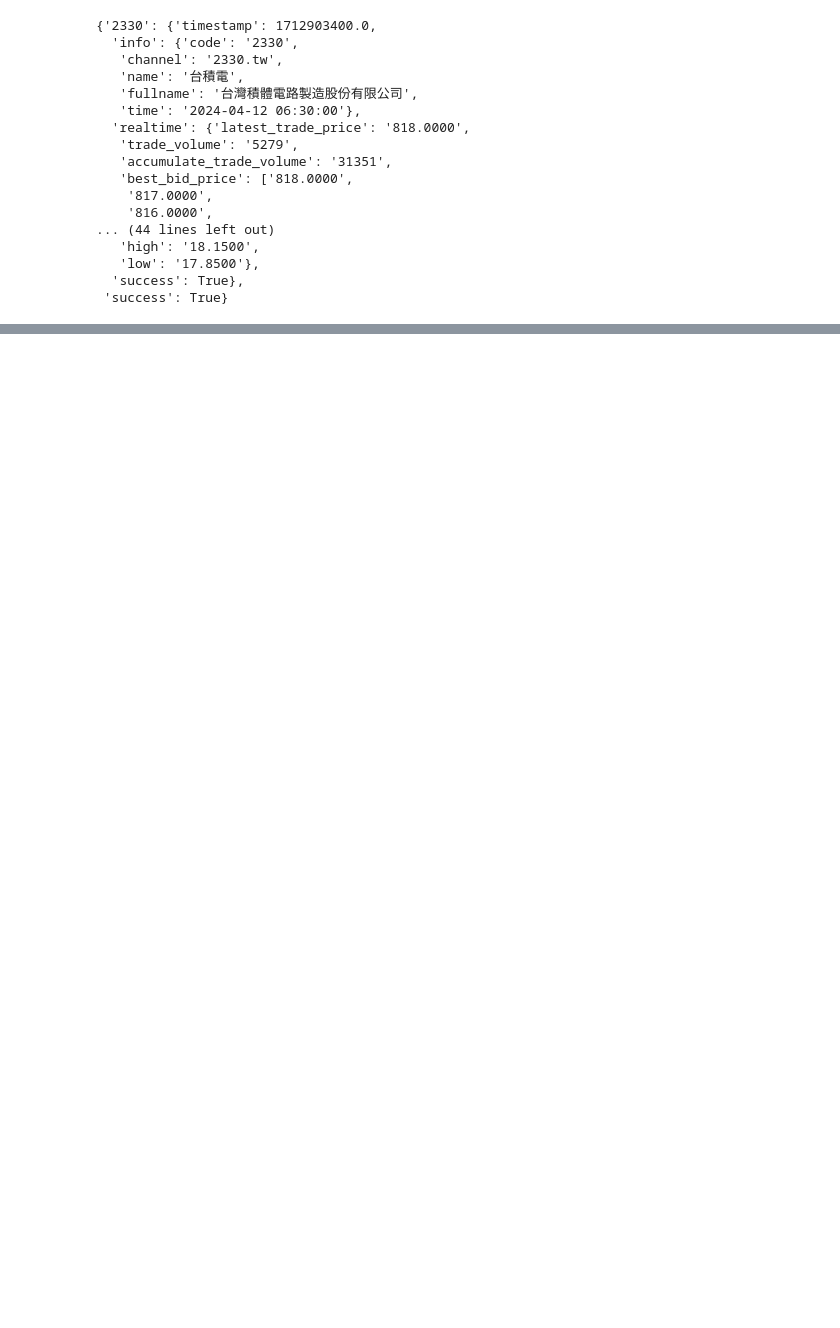
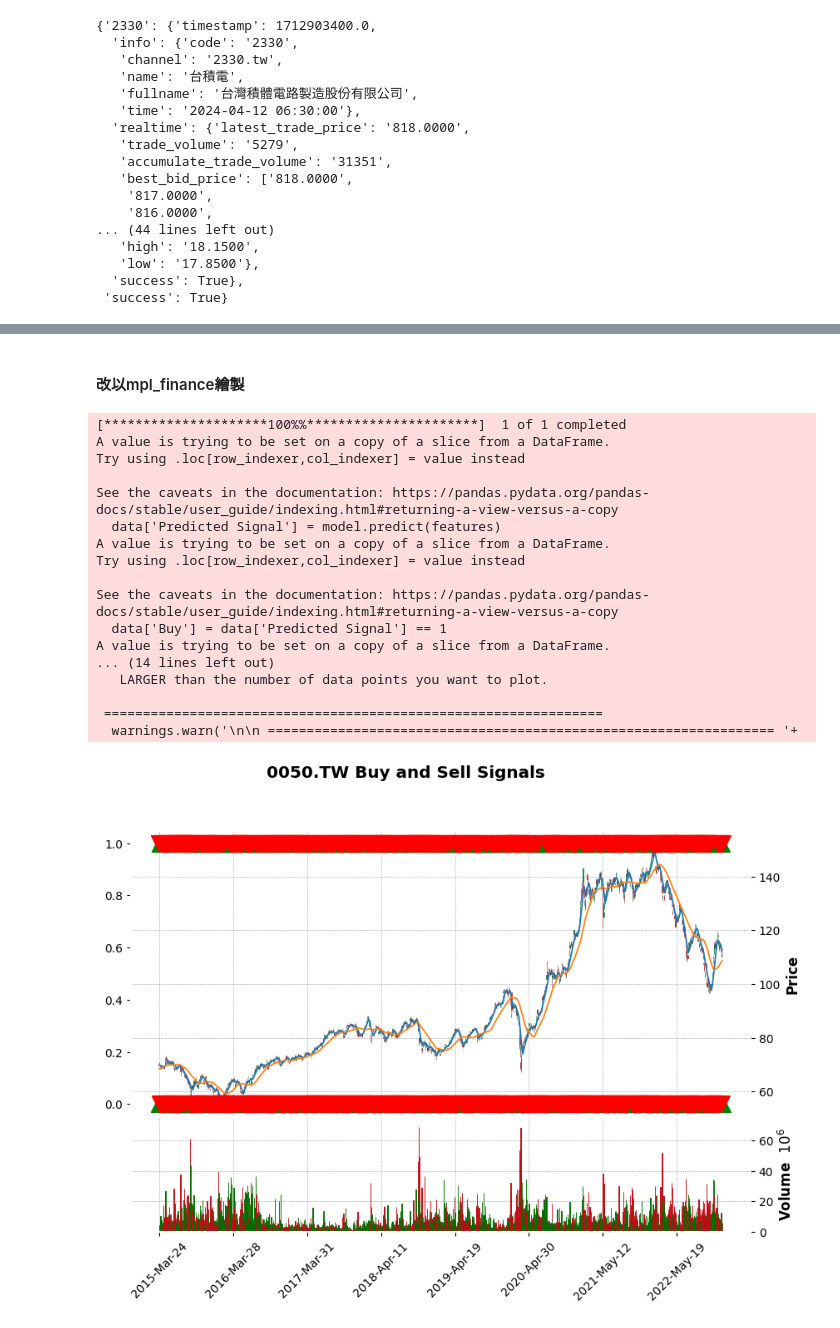
Before and after one commit to willismax/MediaSystem-Python-Course, a Jupyter notebook: 01.Intro-Python/Python資料分析應用_股票分析入門.ipynb, the cells around one changed output, grey strips where cells are left out. Cells and saved outputs as stored; diff of their text form; code cells hidden in the pictures; blank space fills up the shorter version.

```diff
--- a/01.Intro-Python/Python資料分析應用_股票分析入門.ipynb
+++ b/01.Intro-Python/Python資料分析應用_股票分析入門.ipynb
@@ -406,0 +827,2 @@ plt.show()
+# %% [markdown]
+#### 改以mpl_finance繪製
@@ -406,0 +831,68 @@ plt.show()
+# %%
+import yfinance as yf
+import numpy as np
+import pandas as pd
+from sklearn.ensemble import RandomForestClassifier
+import mplfinance as mpf
+
+# 數據獲取
+data = yf.download('0050.TW', start='2015-01-01', end='2023-01-01')
+
+# 計算技術指標
+data['SMA10'] = data['Close'].rolling(window=10).mean()
+data['SMA50'] = data['Close'].rolling(window=50).mean()
+data['RSI'] = data['Close'].pct_change().rolling(window=14).apply(lambda x: np.sum(np.where(x>0, x, 0)) / np.sum(np.abs(x)) * 100)
+
+# 創建標籤
+data['Future Close'] = data['Close'].shift(-5)
+data['Label'] = (data['Future Close'] > data['Close']).astype(int)
+
+# 清除含NaN值的行
+data = data.dropna()
+
+# 特徵和標籤
+features = data[['SMA10', 'SMA50', 'RSI', 'Volume']]
+labels = data['Label']
+
+# 分割數據集
+X_train, X_test, y_train, y_test = train_test_split(features, labels, test_size=0.2, random_state=0)
+
+# 模型訓練
+model = RandomForestClassifier(n_estimators=100, random_state=0)
+model.fit(X_train, y_train)
+
+# 模型評估
+predictions = model.predict(X_test)
+
+# 策略實施
+data['Predicted Signal'] = model.predict(features)
+data['Buy'] = data['Predicted Signal'] == 1
+data['Sell'] = data['Predicted Signal'] == 0
+
+# 為mplfinance創建額外的列
+apdict = mpf.make_addplot(data[['SMA10', 'SMA50']], secondary_y=False)
+add_buy = mpf.make_addplot(data['Buy'], type='scatter', markersize=200, marker='^', panel=0, color='g')
+add_sell = mpf.make_addplot(data['Sell'], type='scatter', markersize=200, marker='v', panel=0, color='r')
+
+# 繪製蠟燭圖
+mpf.plot(data, type='candle', style='charles', title='0050.TW Buy and Sell Signals',
+         addplot=[apdict, add_buy, add_sell], volume=True, figratio=(12,8), figscale=1.2)
+# %% [output]
+[*********************100%%**********************]  1 of 1 completed
+A value is trying to be set on a copy of a slice from a DataFrame.
+Try using .loc[row_indexer,col_indexer] = value instead
+
+See the caveats in the documentation: https://pandas.pydata.org/pandas-docs/stable/user_guide/indexing.html#returning-a-view-versus-a-copy
+  data['Predicted Signal'] = model.predict(features)
+A value is trying to be set on a copy of a slice from a DataFrame.
+Try using .loc[row_indexer,col_indexer] = value instead
+
+See the caveats in the documentation: https://pandas.pydata.org/pandas-docs/stable/user_guide/indexing.html#returning-a-view-versus-a-copy
+  data['Buy'] = data['Predicted Signal'] == 1
+A value is trying to be set on a copy of a slice from a DataFrame.
+... (14 lines left out)
+   LARGER than the number of data points you want to plot.
+
+ ================================================================
+  warnings.warn('\n\n ================================================================= '+
+[figure, added]
```
Also changed, not shown: parts of 39 cells of this notebook.
